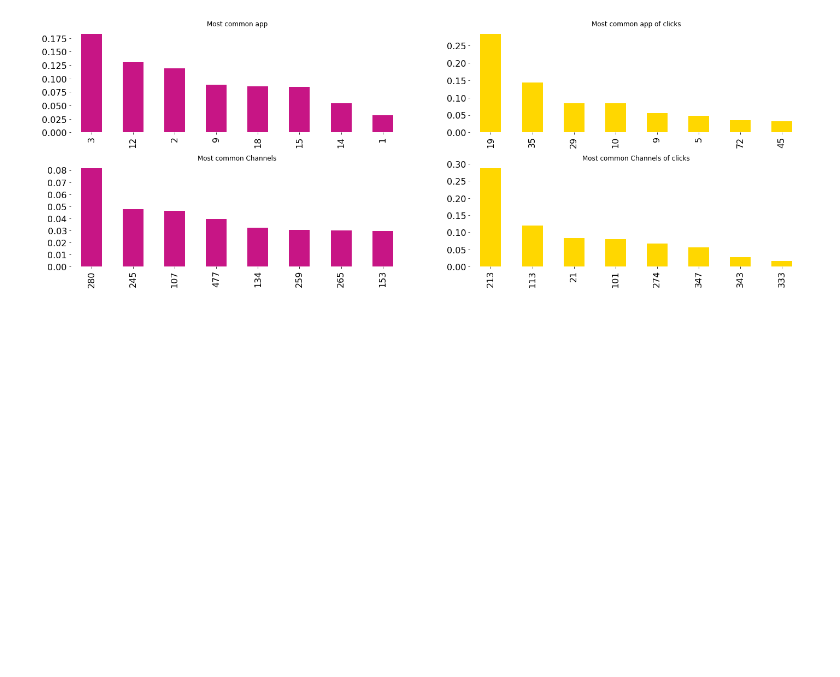
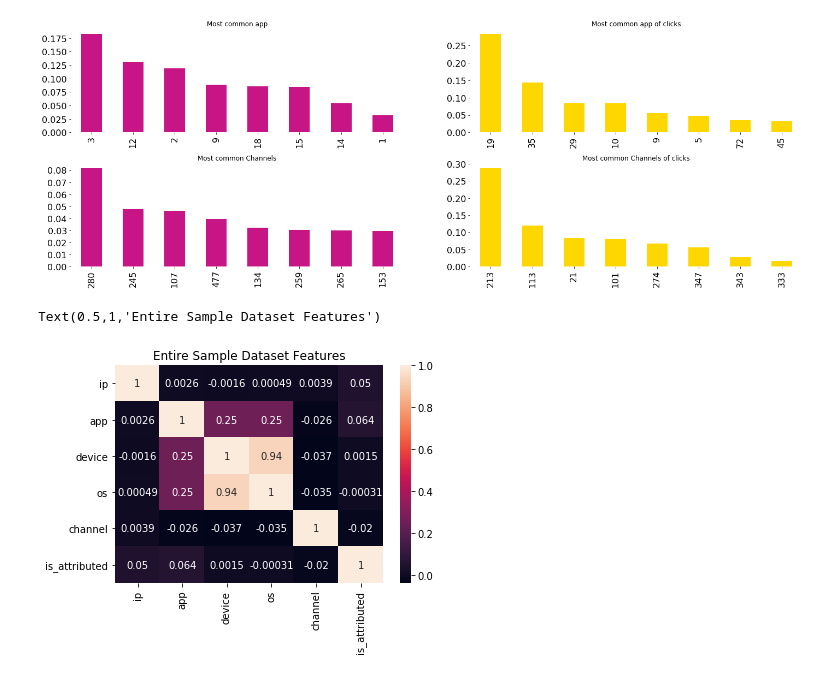
Before and after one commit to anshulrai/Kaggle-Challenges, a Jupyter notebook: TalkingData/EDA #1.ipynb, the cells around one changed output. Drawn from its saved outputs; the diff is of its cells as text; code cells hidden in the pictures; blank space fills up the shorter version.

```diff
--- a/TalkingData/EDA #1.ipynb
+++ b/TalkingData/EDA #1.ipynb
@@ -197,3 +197,13 @@ sns.despine(bottom=True, left=True)
 # %% [output]
 [figure]
 [figure]
+# %%
+corr_whole = sample_train.corr()
+
+axis_whole = plt.axes()
+
+sns.heatmap(corr_whole, annot=True, ax=axis_whole)
+axis_whole.set_title('Entire Sample Dataset Features')
+# %% [output]
+Text(0.5,1,'Entire Sample Dataset Features')
+[figure, added]
```
Also changed, not shown: parts of 5 cells of this notebook.
